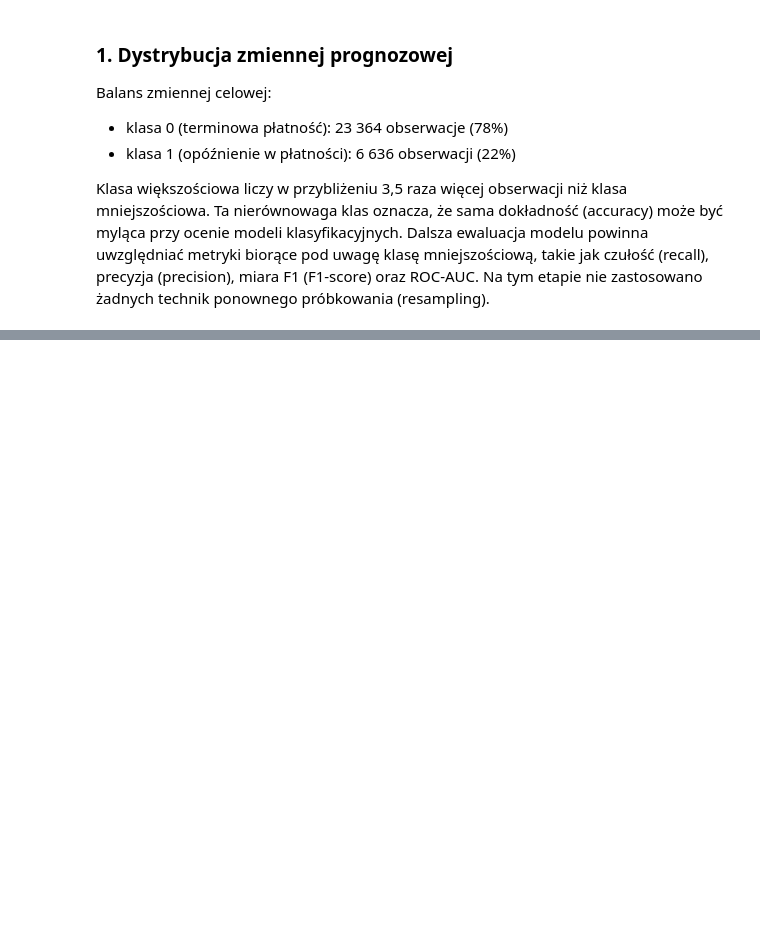
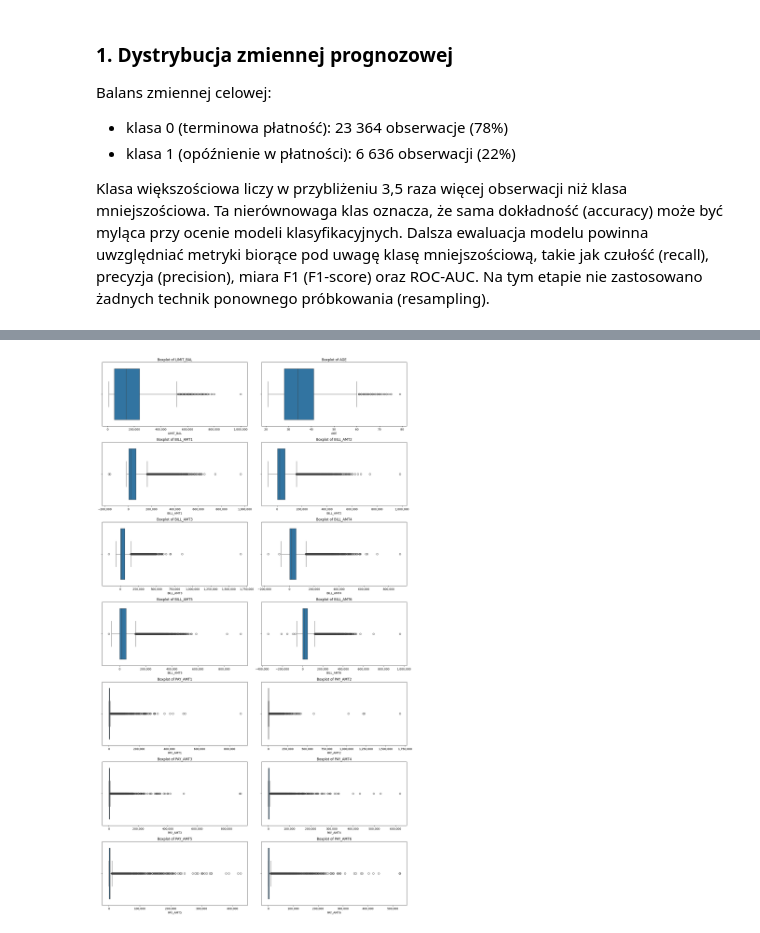
Before and after one commit to Jzaj11/credit-default-calibration, a Jupyter notebook: notebooks/01_eda.ipynb, the cells around one changed output, grey strips where cells are left out. Saved outputs shown, nothing was run; the diff lists cells and outputs as text; code cells hidden in the pictures; blank space fills up the shorter version.

```diff
--- a/notebooks/01_eda.ipynb
+++ b/notebooks/01_eda.ipynb
@@ -144,0 +379,38 @@ Na tym etapie nie zastosowano żadnych technik ponownego próbkowania (resamplin
+# %%
+
+# Create boxplots for all selected numerical variables.
+# Each variable gets its own subplot to make the distributions easier to read.
+
+n_cols = 2
+n_rows = int(np.ceil(len(numerical_columns) / n_cols))
+
+fig, axes = plt.subplots(
+    n_rows,
+    n_cols,
+    figsize=(16, 4 * n_rows)
+)
+
+axes = axes.flatten()
+
+for i, column in enumerate(numerical_columns):
+
+    ax = axes[i]
+
+    # Draw a boxplot for the current variable.
+    sns.boxplot(
+        data=credits_df,
+        x=column,
+        ax=ax
+    )
+    ax.xaxis.set_major_formatter(StrMethodFormatter('{x:,.0f}'))  # Format x-axis labels with commas
+    ax.set_title(f"Boxplot of {column}")
+    ax.set_xlabel(column)
+
+# Hide unused subplot axes.
+for j in range(len(numerical_columns), len(axes)):
+    axes[j].set_visible(False)
+
+plt.tight_layout()
+plt.show()
+# %% [output]
+[figure, added]
```
Also changed, not shown: parts of 12 cells of this notebook.
